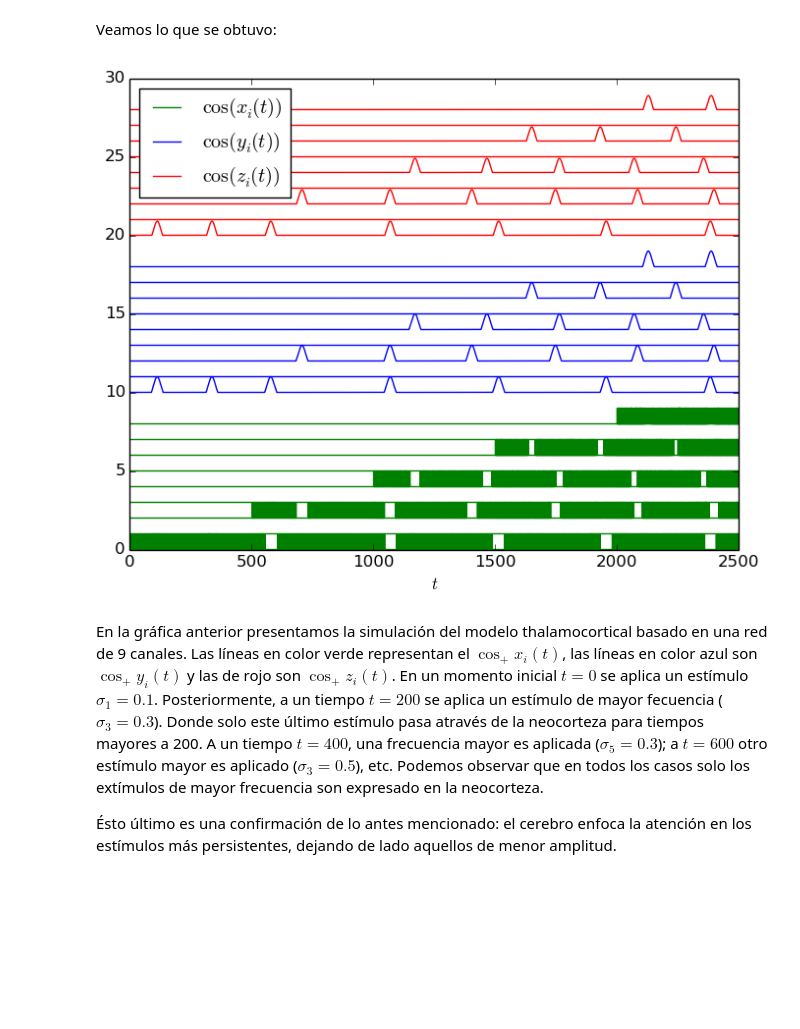
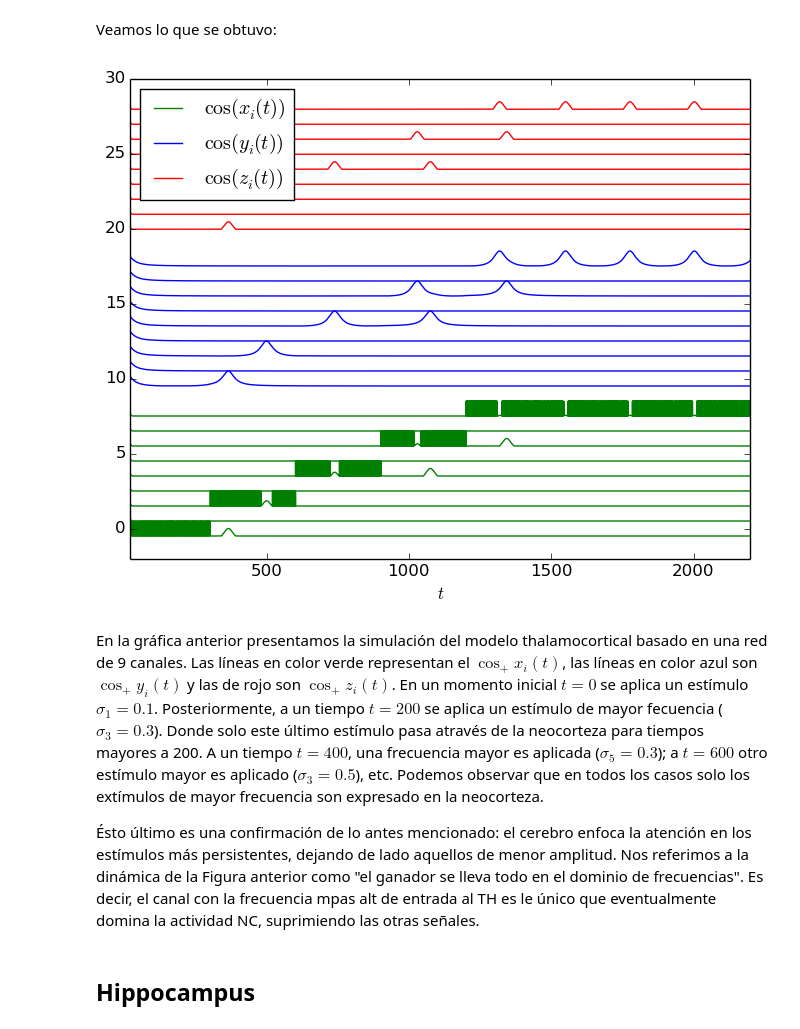
Before and after one commit to Oscarhg42/Neural-Systems, a Jupyter notebook: Circuitos.ipynb, the cells around one changed output. Saved outputs shown, nothing was run; the diff lists cells and outputs as text; code cells hidden in the pictures; blank space fills up the shorter version.

```diff
--- a/Circuitos.ipynb
+++ b/Circuitos.ipynb
@@ -250,3 +212,8 @@ CondTC = [-π,-π,-π,-π,-π,-π,-π,-π,-π,-π,-π,-π,-π,-π,-π,-π,-π,-
+# %%
+# Arreglo de condiciones iniciales.
+CondTC1 = [0.0,0.0,0.0,0.0,0.0,0.0,0.0,0.0,0.0,0.0,0.0,0.0,0.0,0.0,0.0,0.0,0.0,0.0,0.0,0.0,0.0,0.0,0.0,0.0,0.0,0.0,0.0];
+CondTC2 = [π/2.0,0.0,π/2.0,π/2.0,0.0,π/2.0,π/2.0,0.0,π/2.0,π/2.0,0.0,π/2.0,π/2.0,0.0,π/2.0,π/2.0,0.0,π/2.0,π/2.0,0.0,π/2.0,π/2.0,0.0,π/2.0,π/2.0,0.0,π/2.0];
+CondTC3 = [0.0,0.0,π/2.0,0.0,0.0,π/2.0,0.0,0.0,π/2.0,0.0,0.0,π/2.0,0.0,0.0,π/2.0,0.0,0.0,π/2.0,0.0,0.0,π/2.0,0.0,0.0,π/2.0,0.0,0.0,π/2.0];
 # %% [markdown]
 Para facilitar, creamos una función que determine $a_{+}$ para un Taylor, se tendrá:
 # %%
@@ -273,7 +240,7 @@ Lo siguiente es definir la función que incluya las ecuaciones anteriores:
 # %%
 # Función ThalaFunCom: determina los coeficientes de la series de Taylor según las ecuaciones de las células
 # TH y RC.
-function ThalaFunCom{T<:Real}(vec::Array{T,1} , N::Int, σ) # La función pide un arreglo con los puntos alrededor
+function ThalaFunCom{T<:Real}(vec::Array{T,1} , N::Int, σ, t) # La función pide un arreglo con los puntos alrededor
     # de los cuales se obtendrán las series, el máximo coeficiente N del polinomio de Taylor y σ
     x1T = Taylor1(vec[1], N)# Los primeros términos de la serie x0i, y0i y z0i
     y1T = Taylor1(vec[2], N)
@@ -435,7 +402,7 @@ function Integrador2{T<:Real}( vec::Array{T,1}, t_max::Float64, Eqs::Function, e
     y90 = vec[26]
     z90 = vec[27]
 
-    σ = 10.0*[0.1,0.0,0.0,0.0,0.0,0.0,0.0,0.0,0.0]
+    σ = [0.1,0.0,0.0,0.0,0.0,0.0,0.0,0.0,0.0]
 
     tV, x1V, y1V, z1V = Float64[], Float64[], Float64[], Float64[]# Aquí se ubicarán los resultados
     x2V, y2V, z2V = Float64[], Float64[], Float64[]# Aquí se ubicarán los resultados
@@ -478,19 +445,19 @@ function Integrador2{T<:Real}( vec::Array{T,1}, t_max::Float64, Eqs::Function, e
     # Resolvemos para cada tiempo
     dt = 1.0# Paso inicial
     while t0 < t_max && dt>1.0e-8# Condiciones de paro
-        if 1000.0>t0 > 500.0
-            σ = (1.0/(10.0^0.5))*[0.1,0.0,0.3,0.0,0.0,0.0,0.0,0.0,0.0]
+        if 600.0>t0 > 300.0
+            σ = [0.0,0.0,0.3,0.0,0.0,0.0,0.0,0.0,0.0]
         end
-        if 1500.0>t0 > 1000.0
-            σ = ((35.0^0.5)/10.0)*[0.1,0.0,0.3,0.0,0.5,0.0,0.0,0.0,0.0]
+        if 900.0>t0 > 600.0
+            σ = [0.0,0.0,0.0,0.0,0.5,0.0,0.0,0.0,0.0]
         end
-        if 2000.0>t0 > 1500.0
-            σ = ((21.0^0.5)/5.0)*[0.1,0.0,0.3,0.0,0.5,0.0,0.7,0.0,0.0]
+        if 1200.0>t0 > 900.0
+            σ = [0.0,0.0,0.0,0.0,0.0,0.0,0.7,0.0,0.0]
         end
-        if t0 > 2000.0
-            σ = ((165.0^0.5)/10.0)*[0.1,0.0,0.3,0.0,0.5,0.0,0.7,0.0,0.9]
+        if 1500.0>t0 > 1200.0
+            σ = [0.0,0.0,0.0,0.0,0.0,0.0,0.0,0.0,0.9]
         end
-        dt, res = evaluador(Eqs,[x10,y10,z10,x20,y20,z20,x30,y30,z30,x40,y40,z40,x50,y50,z50,x60,y60,z60,x70,y70,z70,x80,y80,z80,x90,y90,z90],N,epsilon,σ)# Resolvemos
+        dt, res = evaluador(Eqs,[x10,y10,z10,x20,y20,z20,x30,y30,z30,x40,y40,z40,x50,y50,z50,x60,y60,z60,x70,y70,z70,x80,y80,z80,x90,y90,z90],N,epsilon,σ,t0)# Resolvemos
         t0 += dt# A t0 se le suma el tamaño de paso
         push!(tV,t0)
         push!(x1V,res[1])# Los resultados se guardan
@@ -538,7 +505,7 @@ Integrador2 (generic function with 1 method)
 # %% [markdown]
 Con eso es suficiente para obtener resultados, corremos la función anterior:
 # %%
-resT,resX1,resY1,resZ1,resX2,resY2,resZ2,resX3,resY3,resZ3,resX4,resY4,resZ4,resX5,resY5,resZ5,resX6,resY6,resZ6,resX7,resY7,resZ7,resX8,resY8,resZ8,resX9,resY9,resZ9 = Integrador2(CondTC, 2500.0, ThalaFunCom, 10.0^(-10), 20);
+resT,resX1,resY1,resZ1,resX2,resY2,resZ2,resX3,resY3,resZ3,resX4,resY4,resZ4,resX5,resY5,resZ5,resX6,resY6,resZ6,resX7,resY7,resZ7,resX8,resY8,resZ8,resX9,resY9,resZ9 = Integrador2(CondTC2, 2200.0, ThalaFunCom, 10.0^(-10), 20);
 # %% [markdown]
 Ya tenemos los resultados, sin embargo de estos solo nos interesa el coseno, entonces:
 # %%
@@ -605,36 +572,39 @@ plot(resT,cosX1,color="green")
 plot(resT,cosX2,color="green")
 plot(resT,cosX3,color="green")
 plot(resT,cosX4,color="green")
 plot(resT,cosX5,color="green")
 plot(resT,cosX6,color="green")
 plot(resT,cosX7,color="green")
 plot(resT,cosX8,color="green")
 plot(resT,cosX9,color="green",label=L"$\cos(x_{i}(t))$")
 plot(resT,cosY1,color="blue")
 plot(resT,cosY2,color="blue")
 plot(resT,cosY3,color="blue")
 plot(resT,cosY4,color="blue")
 plot(resT,cosY5,color="blue")
 plot(resT,cosY6,color="blue")
 plot(resT,cosY7,color="blue")
 plot(resT,cosY8,color="blue")
 plot(resT,cosY9,color="blue",label=L"$\cos(y_{i}(t))$")
 plot(resT,cosZ1,color="red")
 plot(resT,cosZ2,color="red")
 plot(resT,cosZ3,color="red")
 plot(resT,cosZ4,color="red")
 plot(resT,cosZ5,color="red")
 plot(resT,cosZ6,color="red")
 plot(resT,cosZ7,color="red")
 plot(resT,cosZ8,color="red")
 plot(resT,cosZ9,color="red",label=L"$\cos(z_{i}(t))$")
 legend(loc=2)
 xlabel(L"$t$")
-xlim([0.0,2500.0])
+xlim([20.0,2200.0])
+ylim([-2.0,30.0])
 show()
 # %% [output]
-[figure, old version]
+[figure, new version]
 # %% [markdown]
 En la gráfica anterior presentamos la simulación del modelo thalamocortical basado en una red de 9 canales. Las líneas en color verde representan el $\cos_{+}x_{i}(t)$, las líneas en color azul son $\cos_{+}y_{i}(t)$ y las de rojo son $\cos_{+}z_{i}(t)$. En un momento inicial $t=0$ se aplica un estímulo $\sigma_{1}=0.1$. Posteriormente, a un tiempo $t=200$ se aplica un estímulo de mayor fecuencia ($\sigma_{3}=0.3$). Donde solo este último estímulo pasa através de la neocorteza para tiempos mayores a 200. A un tiempo $t=400$, una frecuencia mayor es aplicada ($\sigma_{5}=0.3$); a $t=600$ otro estímulo mayor es aplicado ($\sigma_{3}=0.5$), etc. Podemos observar que en todos los casos solo los extímulos de mayor frecuencia son expresado en la neocorteza.
 
-Ésto último es una confirmación de lo antes mencionado: el cerebro enfoca la atención en los estímulos más persistentes, dejando de lado aquellos de menor amplitud.
+Ésto último es una confirmación de lo antes mencionado: el cerebro enfoca la atención en los estímulos más persistentes, dejando de lado aquellos de menor amplitud. Nos referimos a la dinámica de la Figura anterior como "el ganador se lleva todo en el dominio de frecuencias". Es decir, el canal con la frecuencia mpas alt de entrada al TH es le único que eventualmente domina la actividad NC, suprimiendo las otras señales.
+# %% [markdown]
+## Hippocampus
```
Also changed, not shown: parts of 25 cells of this notebook.
